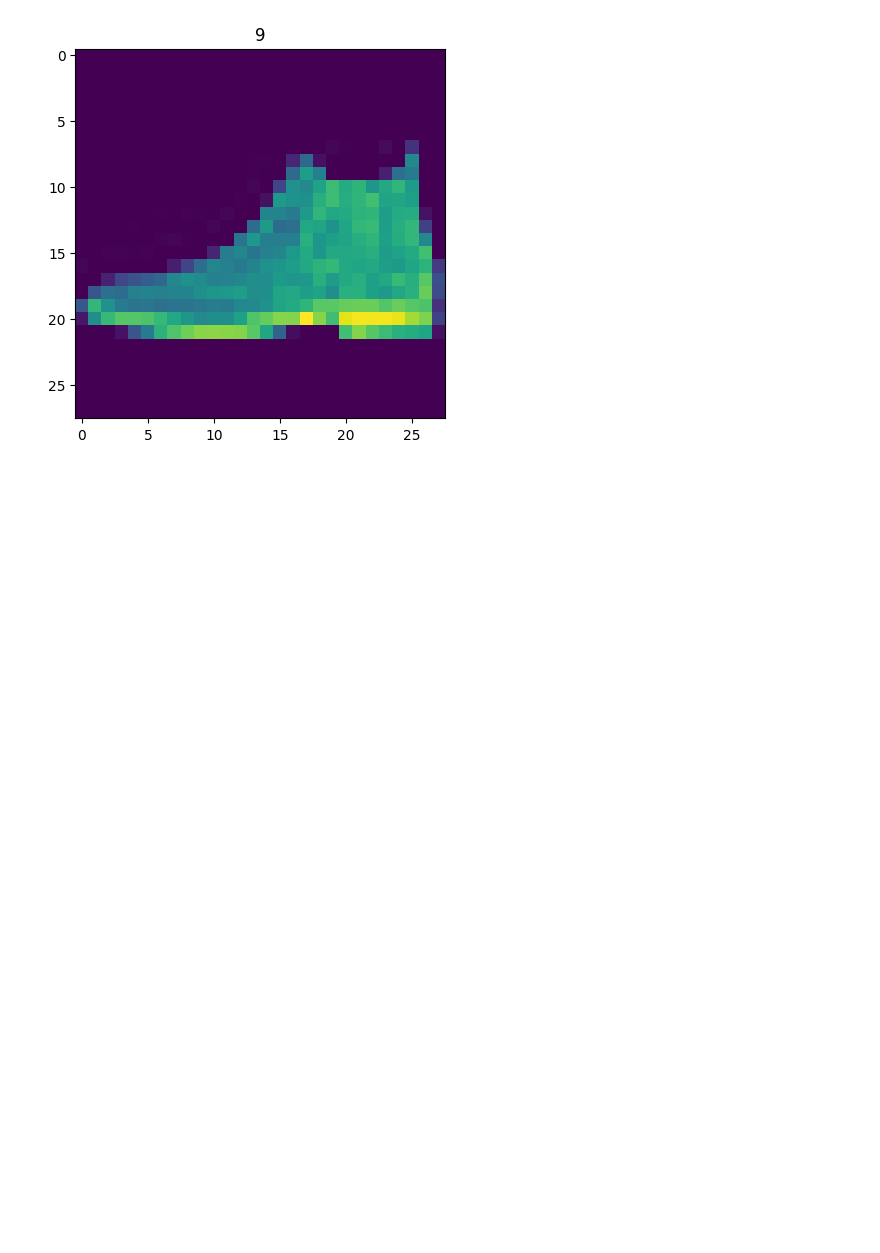
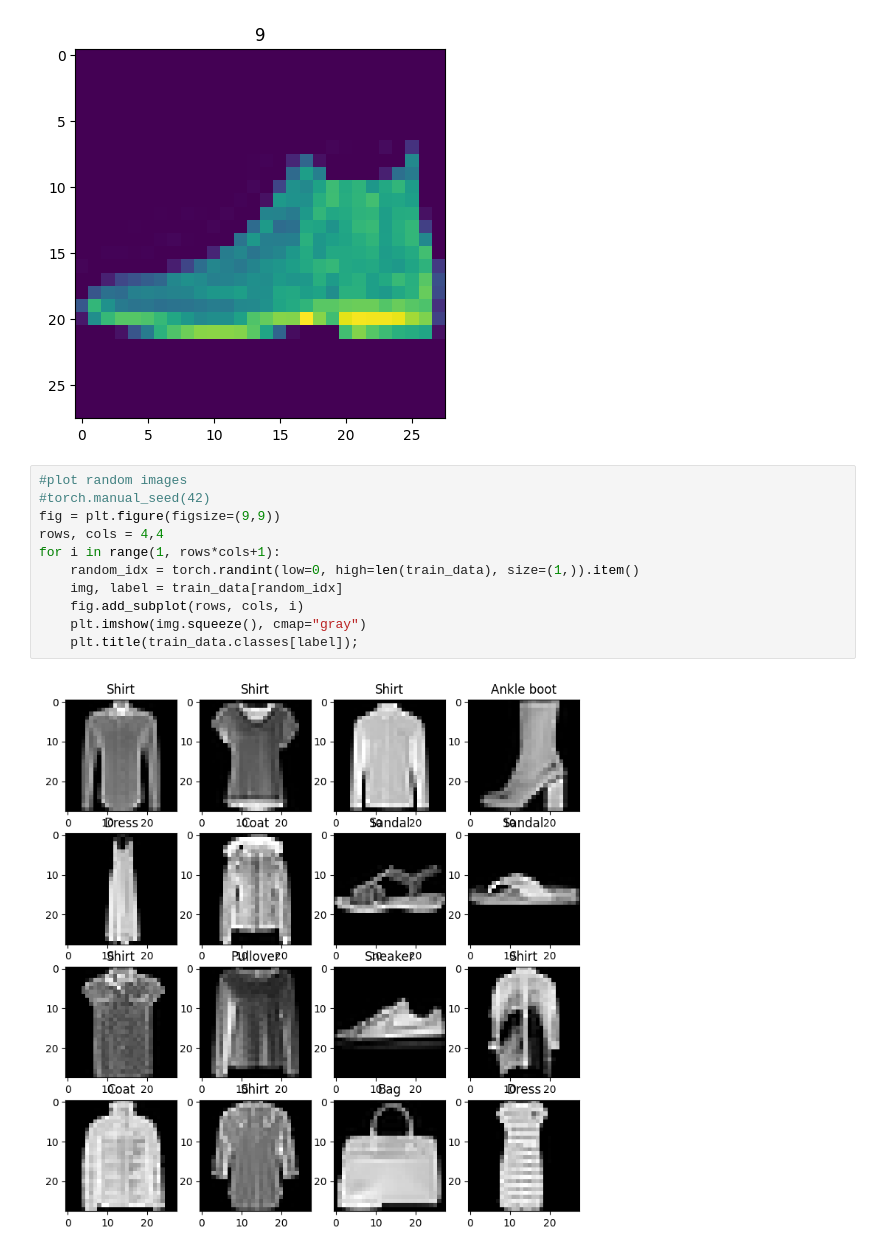
Before and after one commit to abdullahsultan/PytorchBasics, a Jupyter notebook: CV.ipynb, the cells around one changed output. Drawn from its saved outputs; the diff is of its cells as text; blank space fills up the shorter version.

```diff
--- a/CV.ipynb
+++ b/CV.ipynb
@@ -84,3 +85,16 @@ plt.title(label)
 # %% [output]
 Text(0.5, 1.0, '9')
 [figure]
+# %%
+#plot random images
+#torch.manual_seed(42)
+fig = plt.figure(figsize=(9,9))
+rows, cols = 4,4
+for i in range(1, rows*cols+1):
+    random_idx = torch.randint(low=0, high=len(train_data), size=(1,)).item()
+    img, label = train_data[random_idx]
+    fig.add_subplot(rows, cols, i)
+    plt.imshow(img.squeeze(), cmap="gray")
+    plt.title(train_data.classes[label]);
+# %% [output]
+[figure, added]
```
Also changed, not shown: parts of 6 cells of this notebook.
